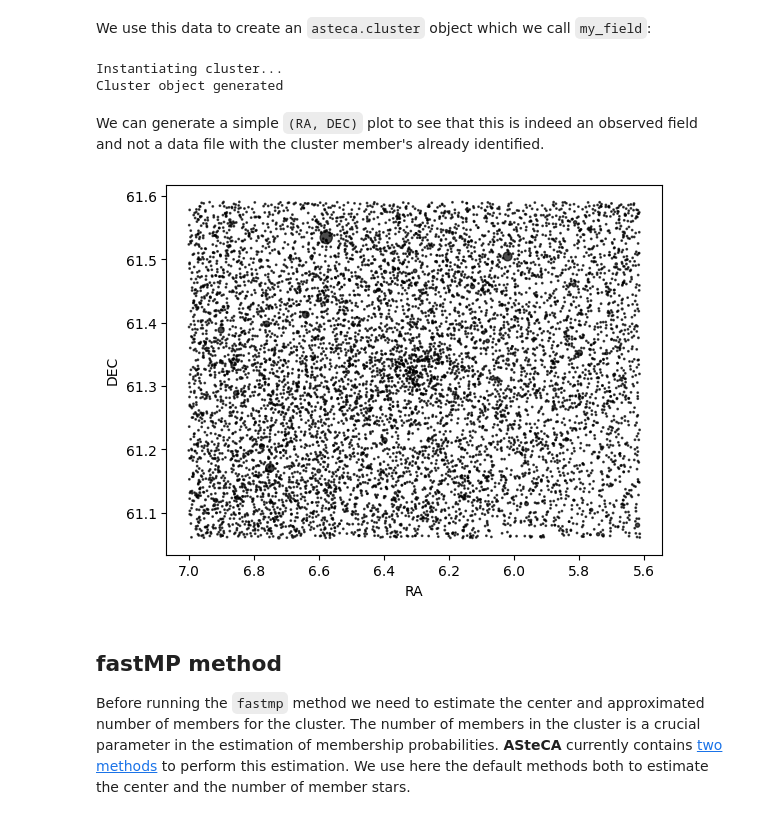
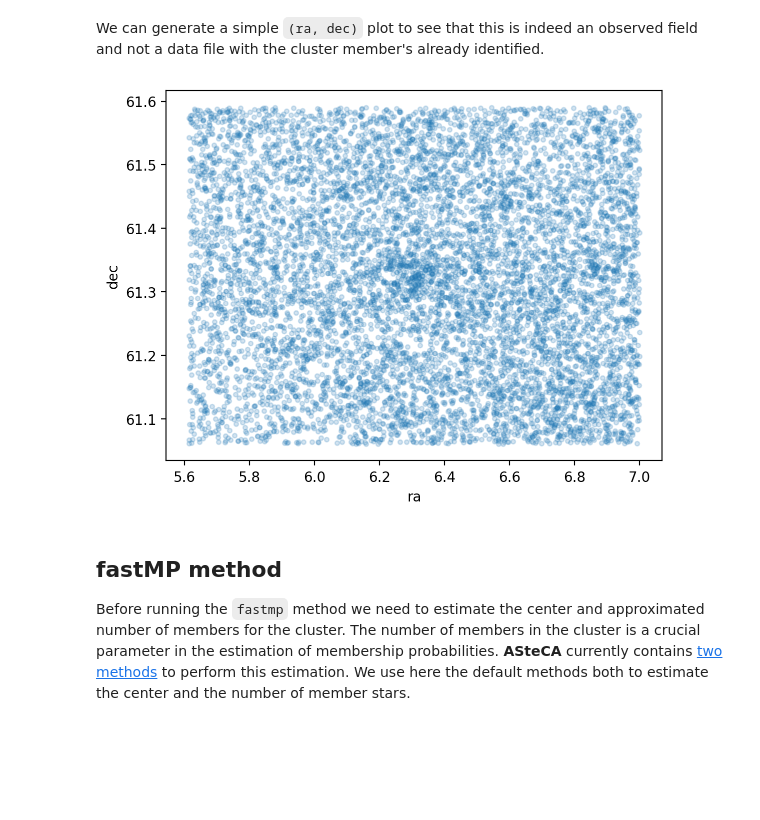
Before and after one commit to asteca/ASteCA, a Jupyter notebook: docs/tutorials/membership.ipynb, the cells around one changed output. Drawn from its saved outputs; the diff is of its cells as text; code cells hidden in the pictures; blank space fills up the shorter version.

```diff
--- a/docs/tutorials/membership.ipynb
+++ b/docs/tutorials/membership.ipynb
@@ -35,30 +33,11 @@ field_df
-# %% [markdown]
-We use this data to create an `asteca.cluster` object which we call `my_field`:
-# %%
-my_field = asteca.cluster(
-    obs_df=field_df,
-    ra='RA_ICRS',
-    dec='DE_ICRS',
-    magnitude='Gmag',
-    e_mag='e_Gmag',
-    pmra="pmRA",
-    pmde="pmDE",
-    plx="Plx",
-    e_pmra="e_pmRA",
-    e_pmde="e_pmDE",
-    e_plx="e_Plx",
-)
-# %% [output]
-Instantiating cluster...
-Cluster object generated
 # %% [markdown]
-We can generate a simple `(RA, DEC)` plot to see that this is indeed an observed field and not a data file with the cluster member's already identified.
+We can generate a simple `(ra, dec)` plot to see that this is indeed an observed field and not a data file with the cluster member's already identified.
-# %%
-ax = plt.subplot(111)
-plot.radec(my_field, ax)
-plt.show()
-# %% [output]
-[figure, removed]
+# %%
+plt.scatter(my_field.ra, my_field.dec, alpha=.2, s=10)
+plt.xlabel("ra")
+plt.ylabel("dec");
+# %% [output]
+[figure, added]
 # %% [markdown]
 ## fastMP method
 
```
Also changed, not shown: parts of 10 cells of this notebook, 14 other files.
